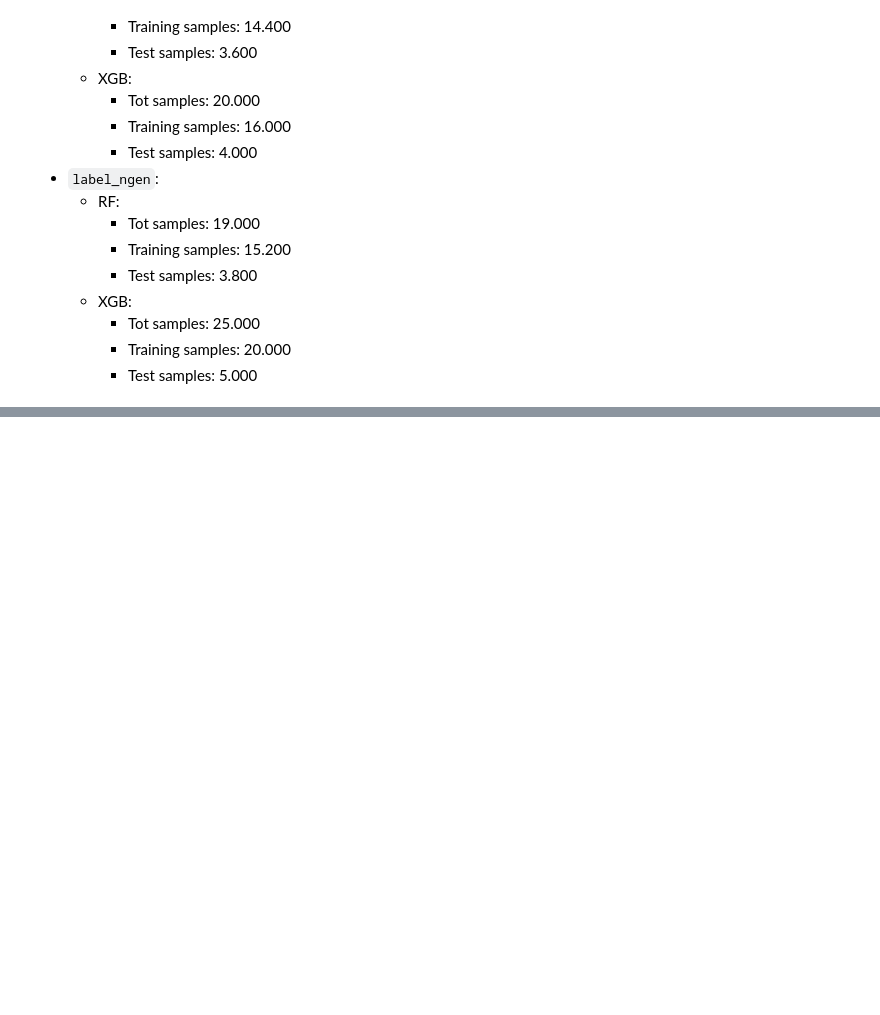
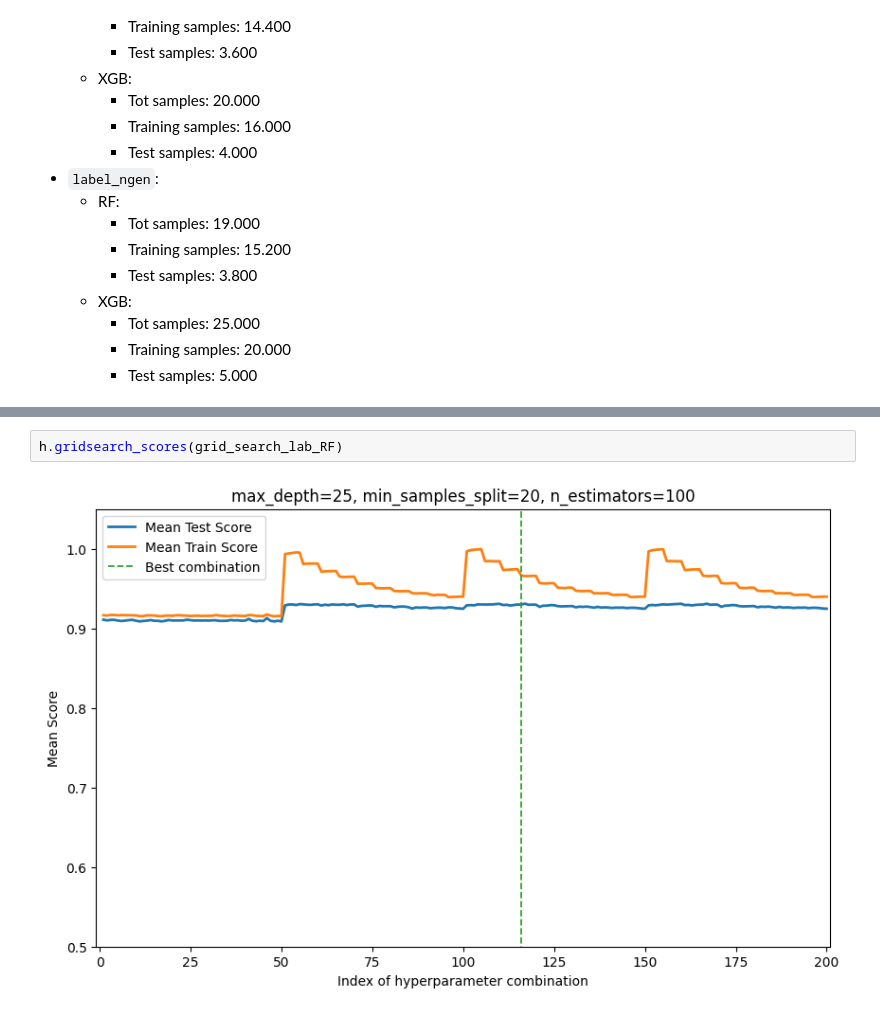
Before and after one commit to Berto70/hm_bbh, a Jupyter notebook: group_07_2324.ipynb, the cells around one changed output, grey strips where cells are left out. Drawn from its saved outputs; the diff is of its cells as text; blank space fills up the shorter version.

```diff
--- a/group_07_2324.ipynb
+++ b/group_07_2324.ipynb
@@ -453,0 +533,4 @@ This are the best values found from the test above. This are the samples count t
+# %%
+h.gridsearch_scores(grid_search_lab_RF)
+# %% [output]
+[figure, added]
```
Also changed, not shown: parts of 10 cells of this notebook.
